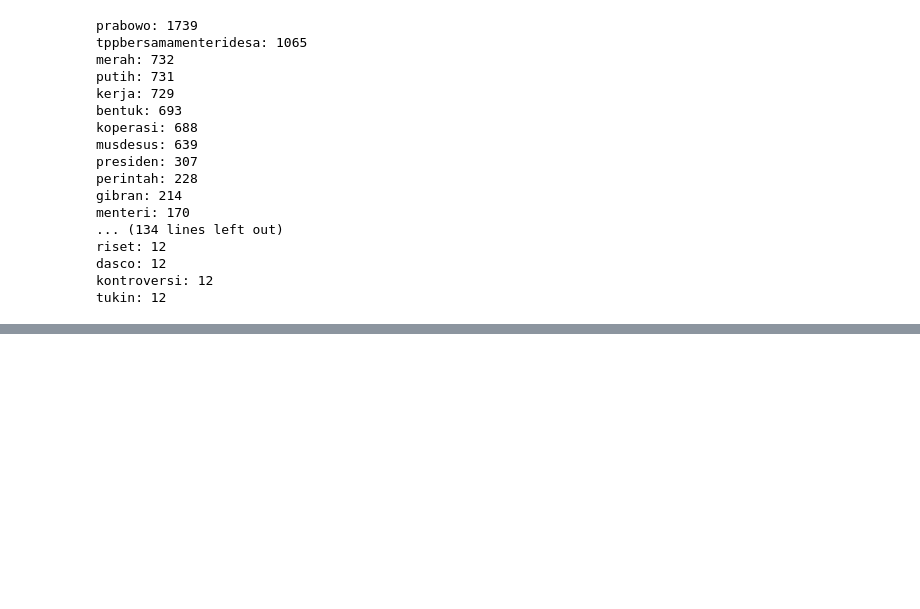
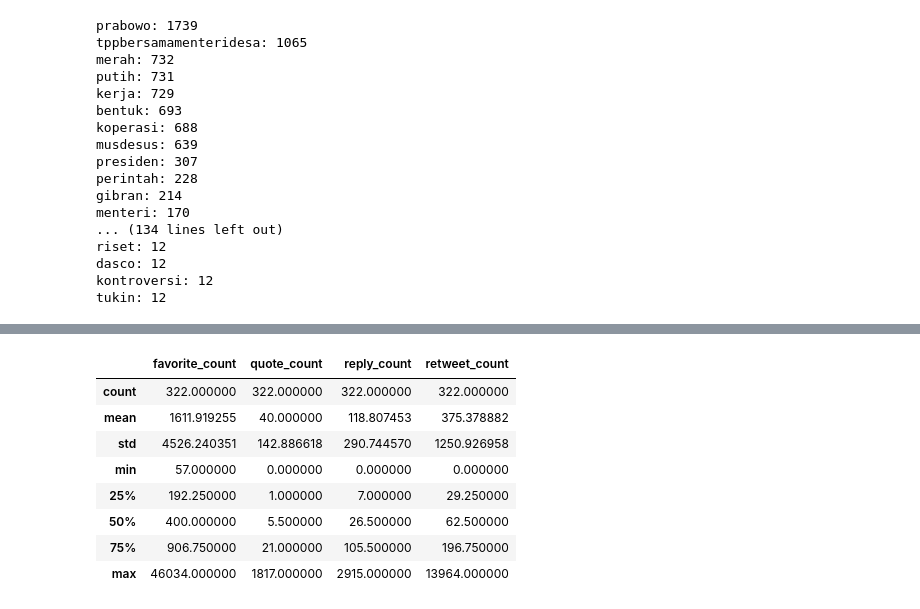
Before and after one commit to amongnikol/analisis_sentimen_prabowo, a Jupyter notebook: data.ipynb, the cells around one changed output, grey strips where cells are left out. Cells and saved outputs as stored; diff of their text form; code cells hidden in the pictures; blank space fills up the shorter version.

```diff
--- a/data.ipynb
+++ b/data.ipynb
@@ -178,0 +235,3 @@ tukin: 12
+# %%
+df_februari = pd.read_csv('dataset/-/df_prabowo_februari_2025.csv', delimiter=';')
+df_februari.info()
@@ -178,0 +256,3 @@ tukin: 12
+# %%
+df_februari = df_februari[df_februari['image_url'].isnull()]
+df_februari.info()
@@ -178,0 +277,12 @@ tukin: 12
+# %%
+df_februari.describe()
+# %% [output]
+|  | favorite_count | quote_count | reply_count | retweet_count |
+| count | 322.000000 | 322.000000 | 322.000000 | 322.000000 |
+| mean | 1611.919255 | 40.000000 | 118.807453 | 375.378882 |
+| std | 4526.240351 | 142.886618 | 290.744570 | 1250.926958 |
+| min | 57.000000 | 0.000000 | 0.000000 | 0.000000 |
+| 25% | 192.250000 | 1.000000 | 7.000000 | 29.250000 |
+| 50% | 400.000000 | 5.500000 | 26.500000 | 62.500000 |
+| 75% | 906.750000 | 21.000000 | 105.500000 | 196.750000 |
+| max | 46034.000000 | 1817.000000 | 2915.000000 | 13964.000000 |
```
Also changed, not shown: parts of 14 cells of this notebook, 20 other files.
